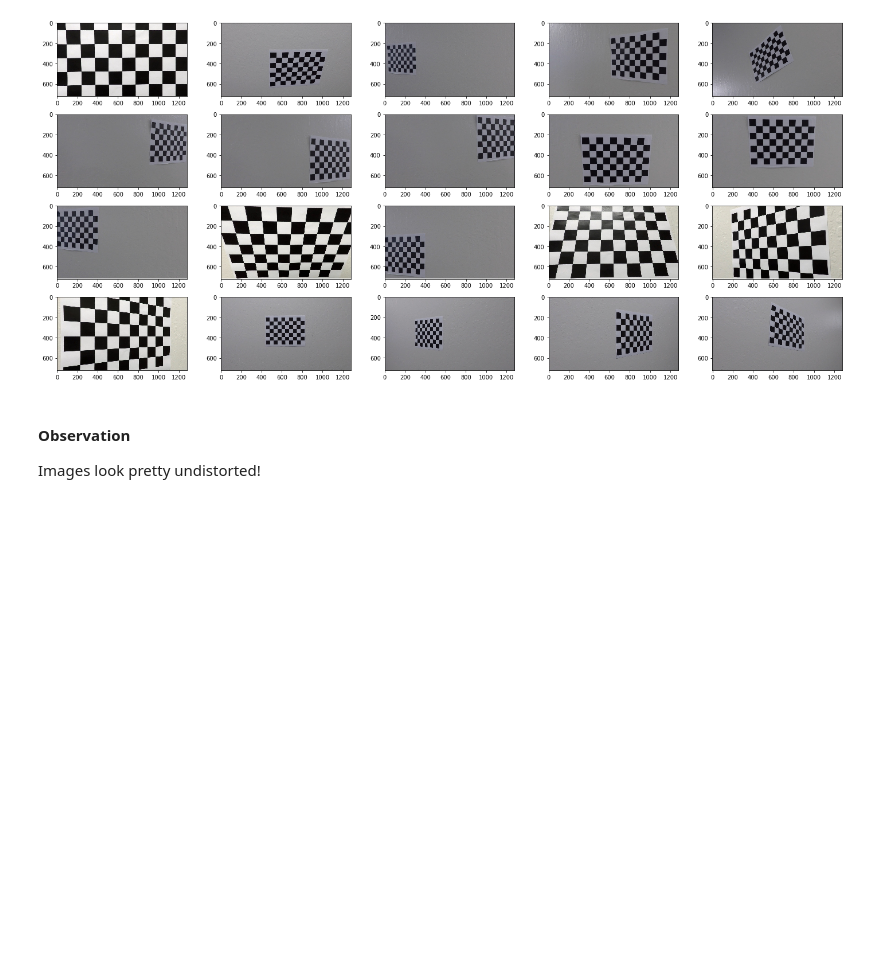
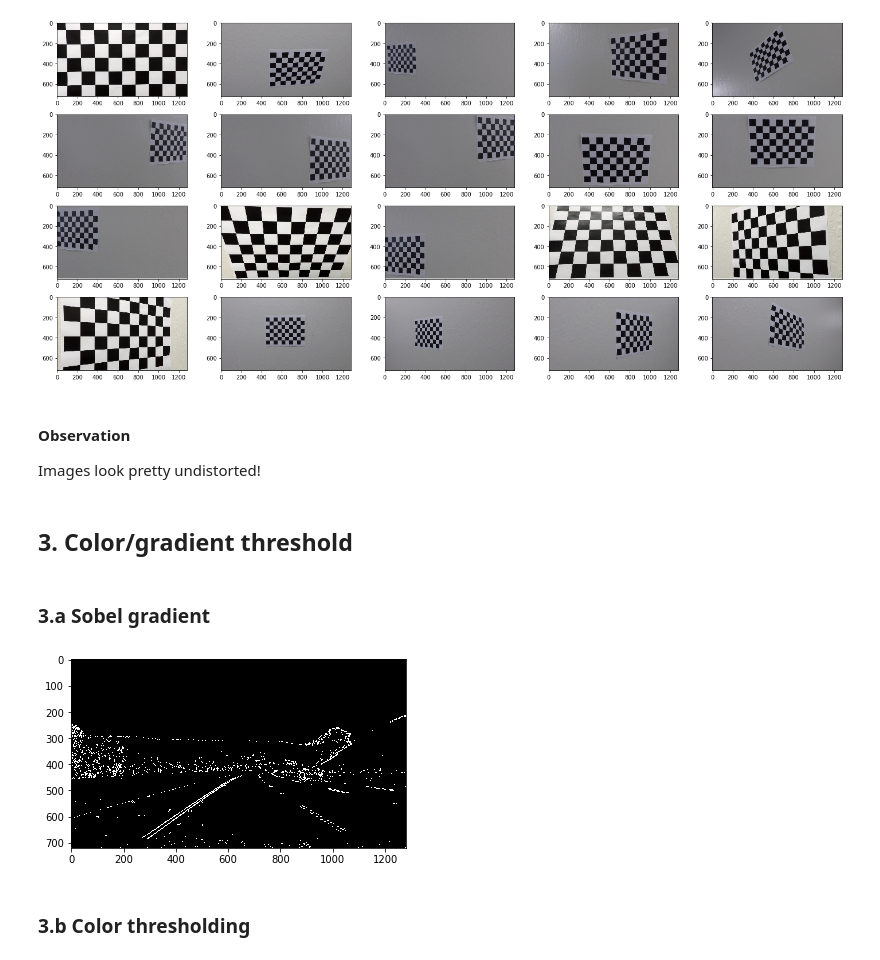
Before and after one commit to XCMer/CarND-Advanced-Lane-Lines, a Jupyter notebook: Advanced Pipeline.ipynb, the cells around one changed output. Drawn from its saved outputs; the diff is of its cells as text; code cells hidden in the pictures; blank space fills up the shorter version.

Commit message:
Added thresholding

```diff
--- a/Advanced Pipeline.ipynb
+++ b/Advanced Pipeline.ipynb
@@ -119,3 +119,29 @@ show_images(list(map(lambda x: undistort_image(x, mtx, dst), load_images(calibra
 #### Observation
 
 Images look pretty undistorted!
+# %% [markdown]
+## 3. Color/gradient threshold
+# %%
+def grayscale_img(img):
+    return cv2.cvtColor(img, cv2.COLOR_RGB2GRAY)
+# %%
+def display_binary(img):
+    plt.imshow(img, cmap='gray')
+# %% [markdown]
+### 3.a Sobel gradient
+# %%
+def sobel_x(g_img, thresh=(20, 100)):
+    sobel = cv2.Sobel(g_img, cv2.CV_64F, 1, 0)
+    abs_sobel = np.abs(sobel)
+
+    scaled_sobel = np.uint8(255 * abs_sobel / np.max(abs_sobel))
+    binary_sobel = np.zeros_like(scaled_sobel)
+    binary_sobel[(scaled_sobel >= thresh[0]) & (scaled_sobel <= thresh[1])] = 1
+
+    return binary_sobel
+# %%
+display_binary(sobel_x(grayscale_img(load_images(['./test_images/test3.jpg'])[0]), thresh=(20,100)))
+# %% [output]
+[figure, added]
+# %% [markdown]
+### 3.b Color thresholding
```
Also changed, not shown: parts of 6 cells of this notebook.
